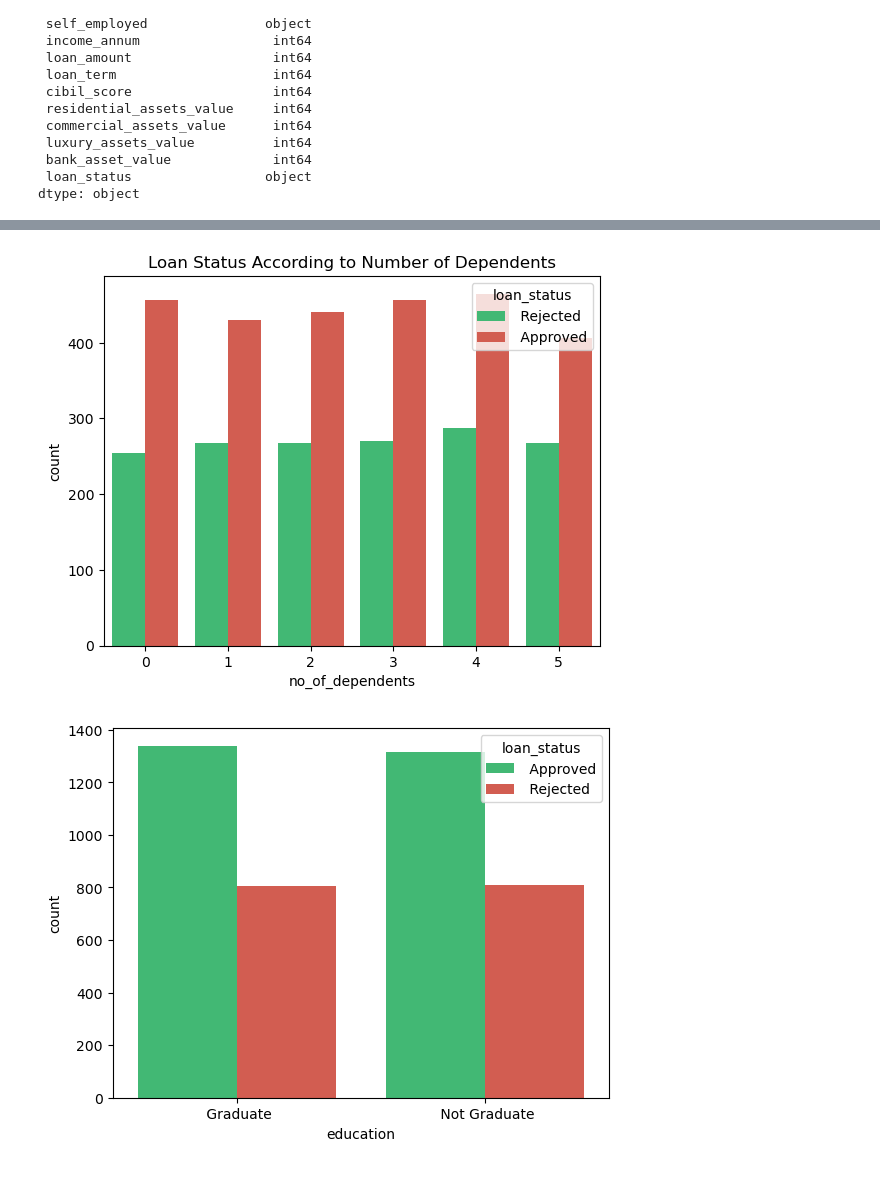
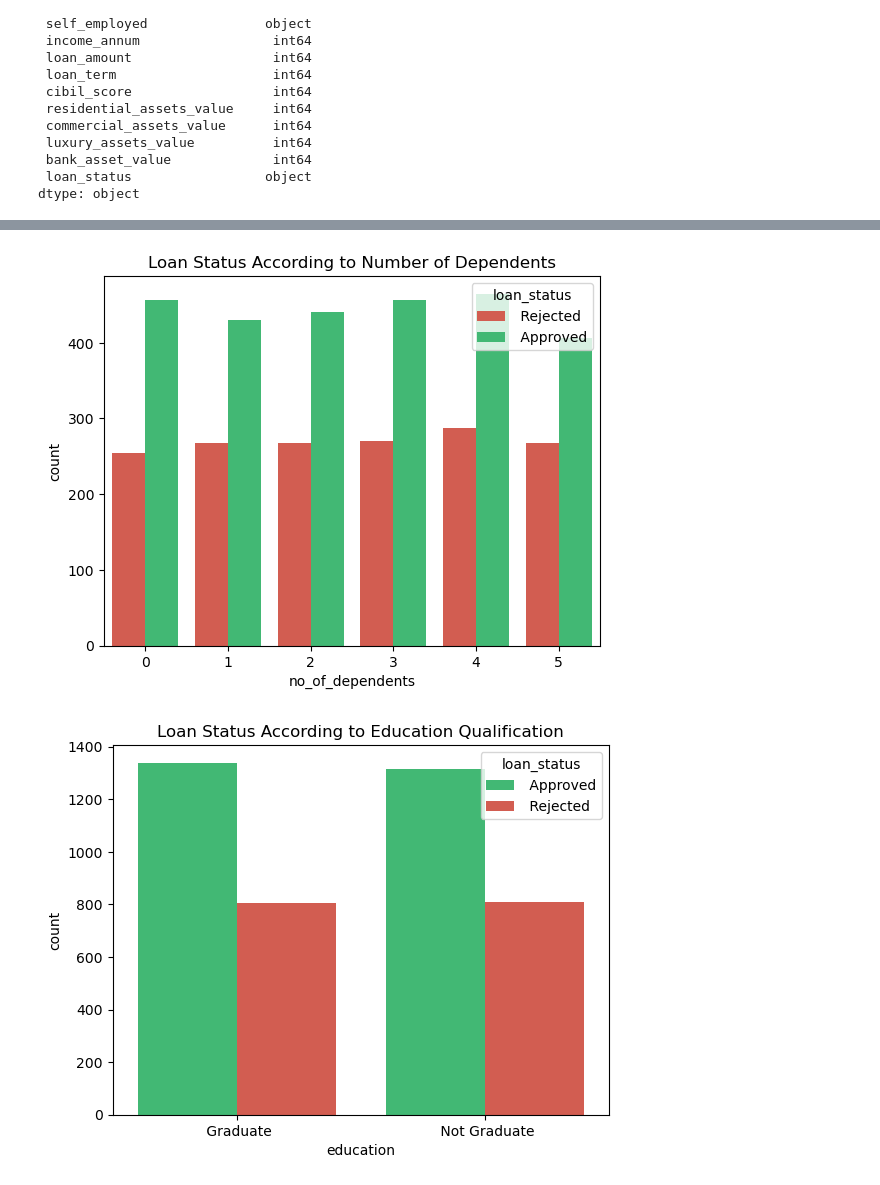
Before and after one commit to meutsabdahal/loan-prediction-with-classification-model, a Jupyter notebook: Loan Prediction with Classification Model.ipynb, the cells around one changed output, grey strips where cells are left out. Saved outputs shown, nothing was run; the diff lists cells and outputs as text; code cells hidden in the pictures.

Commit message:
data clean and EDA

```diff
--- a/Loan Prediction with Classification Model.ipynb
+++ b/Loan Prediction with Classification Model.ipynb
@@ -38,0 +37,3 @@ dtype: object
+# %%
+# combing all the assets value
+df['total_assets_value'] = df['residential_assets_value'] + df['commercial_assets_value'] + df['luxury_assets_value'] + df['bank_asset_value']
@@ -38,0 +49,3 @@ dtype: object
+# %%
+# remove unwanted column
+df.drop(['loan_id', 'residential_assets_value', 'commercial_assets_value', 'luxury_assets_value', 'bank_asset_value'], axis=1, inplace=True)
@@ -65,14 +97,16 @@ df.columns = df.columns.str.strip()
 # %%
+# loan status according to number of dependent
+sns.countplot(x='no_of_dependents', data=df, hue='loan_status', palette=['#e74c3c', '#2ecc71'])
 plt.title('Loan Status According to Number of Dependents')
-sns.countplot(x='no_of_dependents', data=df, hue='loan_status', palette=['#2ecc71', '#e74c3c'])
 plt.show()
 # %% [output]
-[figure, old version]
+[figure, new version]
 # %%
 # loan status according to education qualification
+plt.title('Loan Status According to Education Qualification')
 sns.countplot(x='education', data=df, hue='loan_status', palette=['#2ecc71', '#e74c3c'])
 plt.show()
 # %% [output]
-[figure, old version]
+[figure, new version]
 # %%
 # loan status according to employment
```
Also changed, not shown: parts of 14 cells of this notebook, 1 other file.
